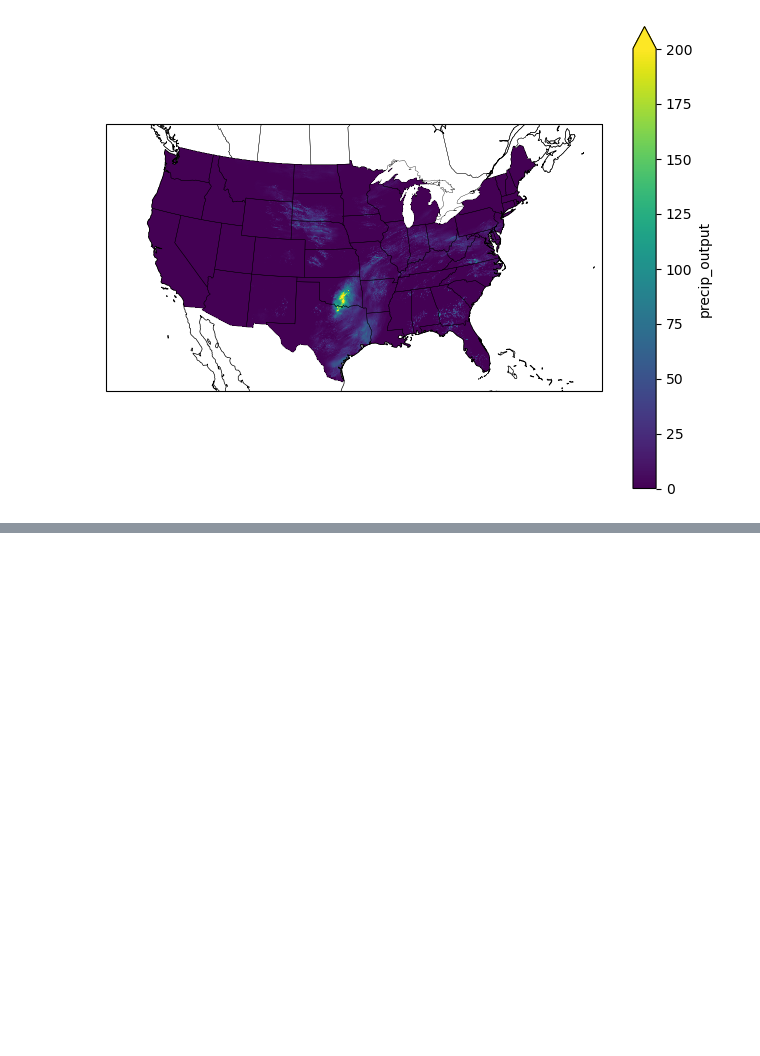
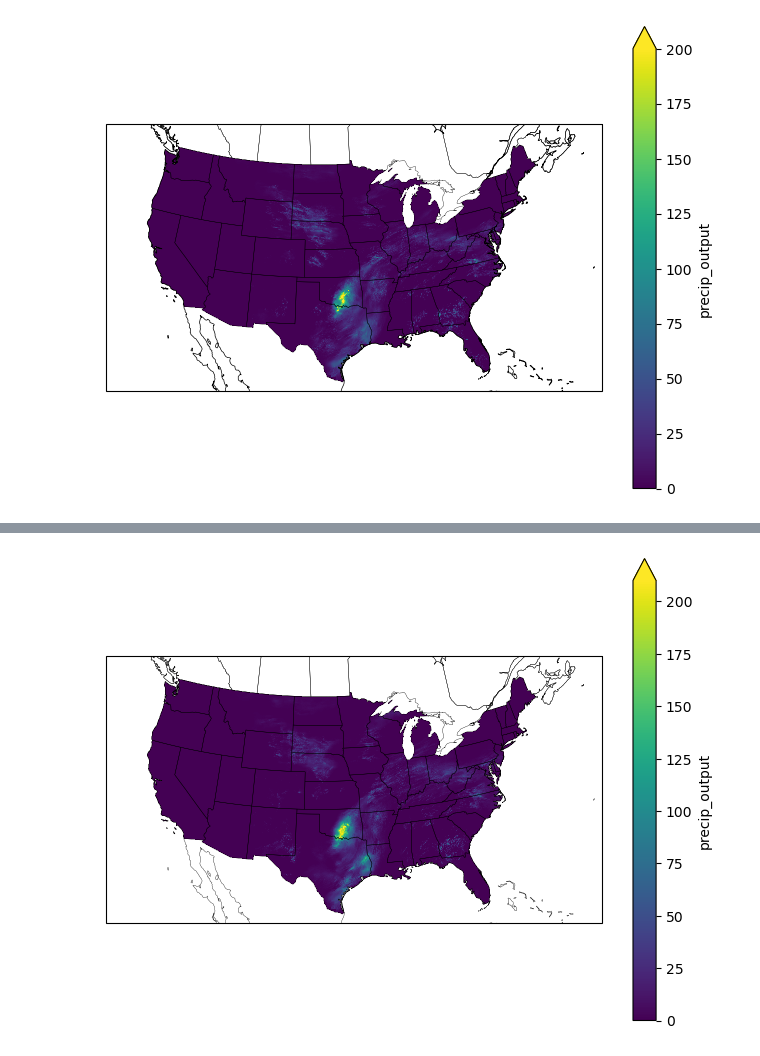
Before and after one commit to Way-Yuhao/WassDiff, a Jupyter notebook: notebooks/R2 - CONUS.ipynb, the cells around one changed output, grey strips where cells are left out. Saved outputs shown, nothing was run; the diff lists cells and outputs as text; code cells hidden in the pictures; blank space fills up the shorter version.

```diff
--- a/notebooks/R2 - CONUS.ipynb
+++ b/notebooks/R2 - CONUS.ipynb
@@ -246,0 +285,26 @@ plt.savefig(os.path.join(dir_path, f'precip_output_projected.svg'), dpi=300, tra
+# %%
+plt.rcParams['svg.fonttype'] = 'none'
+
+proj = ccrs.LambertConformal(central_longitude=-100)
+fig = plt.figure(figsize=(8, 6))
+ax = fig.add_subplot(1, 1, 1, projection=proj)
+
+# Your data
+precip_conus.plot.pcolormesh(
+    ax=ax,
+    transform=ccrs.PlateCarree(),
+    # cmap=ccm.batlowW_r,
+    vmax=210,
+    rasterized=True,
+)
+
+# Coastlines
+ax.coastlines(linewidth=0.25)
+
+# Add U.S. state boundaries
+ax.add_feature(cfeature.STATES, edgecolor='black', linewidth=0.25)
+# plt.show()
+
+plt.savefig(os.path.join(dir_path, f'precip_output_projected.svg'), dpi=300, transparent=True)
+# %% [output]
+[figure, added]
```
Also changed, not shown: parts of 4 cells of this notebook.
